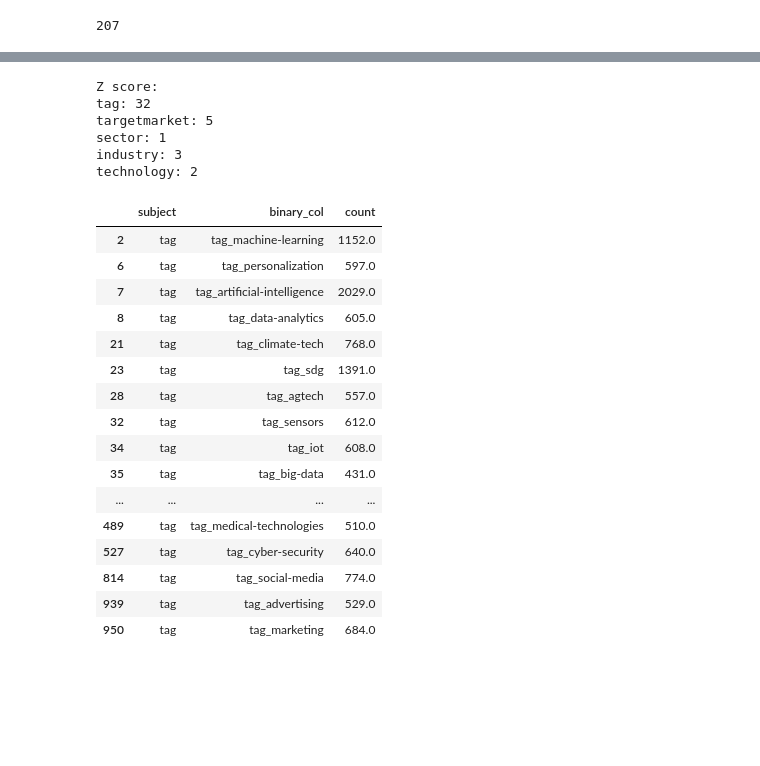
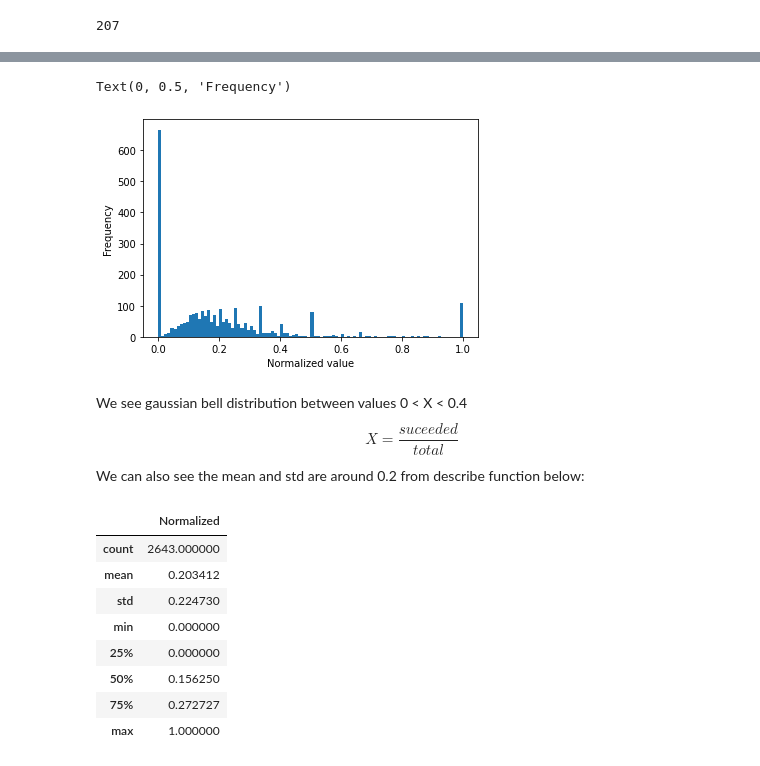
Before and after one commit to matanini/startup_classifier, a Jupyter notebook: reduce_cols.ipynb, the cells around one changed output, grey strips where cells are left out. Drawn from its saved outputs; the diff is of its cells as text; code cells hidden in the pictures; blank space fills up the shorter version.

```diff
--- a/reduce_cols.ipynb
+++ b/reduce_cols.ipynb
@@ -436,36 +381,0 @@ for key, val in outliers_dict.items():
-# %%
-subjects = ['tag','targetmarket','sector','industry','technology']
-print("Z score:")
-scores = []
-for subject in subjects:
-
-    z_score = (df_bin[df_bin.subject == subject]['count'] - df_bin[df_bin.subject == subject]['count'].mean()) / df_bin[df_bin.subject == subject]['count'].std()
-    outliers = abs(z_score) > 3
-    scores.append(outliers)
-    print(f'{subject}: {sum(outliers)}')
-
-df_bin[df_bin.subject == 'tag'][scores[0]]
-# %% [output]
-Z score:
-tag: 32
-targetmarket: 5
-sector: 1
-industry: 3
-technology: 2
-|  | subject | binary_col | count |
-| 2 | tag | tag_machine-learning | 1152.0 |
-| 6 | tag | tag_personalization | 597.0 |
-| 7 | tag | tag_artificial-intelligence | 2029.0 |
-| 8 | tag | tag_data-analytics | 605.0 |
-| 21 | tag | tag_climate-tech | 768.0 |
-| 23 | tag | tag_sdg | 1391.0 |
-| 28 | tag | tag_agtech | 557.0 |
-| 32 | tag | tag_sensors | 612.0 |
-| 34 | tag | tag_iot | 608.0 |
-| 35 | tag | tag_big-data | 431.0 |
-| ... | ... | ... | ... |
-| 489 | tag | tag_medical-technologies | 510.0 |
-| 527 | tag | tag_cyber-security | 640.0 |
-| 814 | tag | tag_social-media | 774.0 |
-| 939 | tag | tag_advertising | 529.0 |
-| 950 | tag | tag_marketing | 684.0 |
@@ -499,0 +382,28 @@ plt.bar(list_target_industry_dict.keys(), list_target_industry_dict.values())
+# %%
+import matplotlib.pyplot as plt
+
+plt.hist(normalized.values(), bins=100)
+plt.xlabel('Normalized value')
+plt.ylabel('Frequency')
+# %% [output]
+Text(0, 0.5, 'Frequency')
+[figure, added]
+# %% [markdown]
+We see gaussian bell distribution between values 0 < X < 0.4
+$$
+X = \frac{suceeded}{total}
+$$
+We can also see the mean and std are around 0.2 from describe function below:
+# %%
+norm_ser = pd.DataFrame(normalized.values(), index=normalized.keys(), columns = ['Normalized'])
+norm_ser.describe()
+# %% [output]
+|  | Normalized |
+| count | 2643.000000 |
+| mean | 0.203412 |
+| std | 0.224730 |
+| min | 0.000000 |
+| 25% | 0.000000 |
+| 50% | 0.156250 |
+| 75% | 0.272727 |
+| max | 1.000000 |
```
Also changed, not shown: parts of 22 cells of this notebook, 1 other file.
